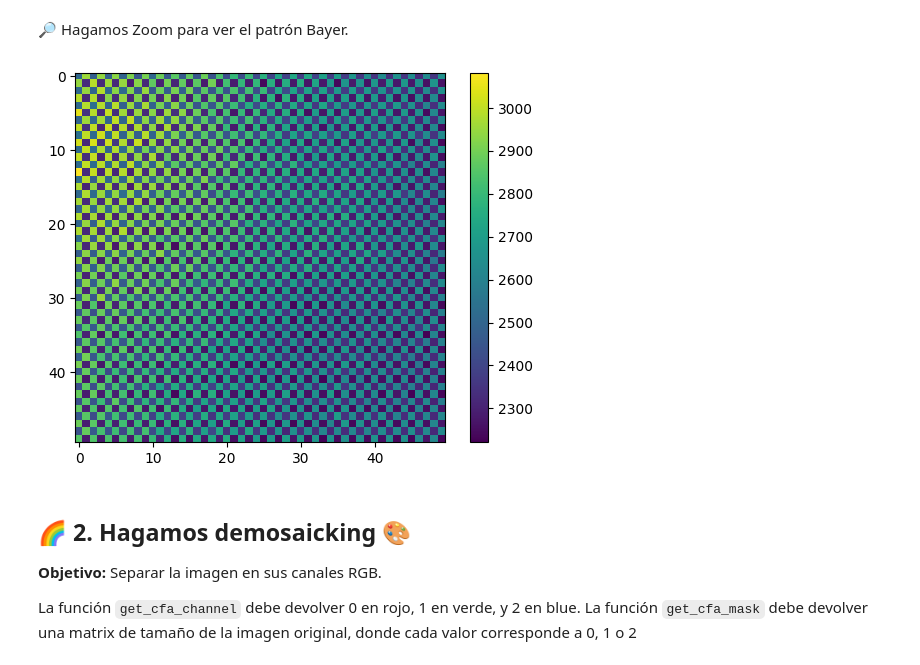
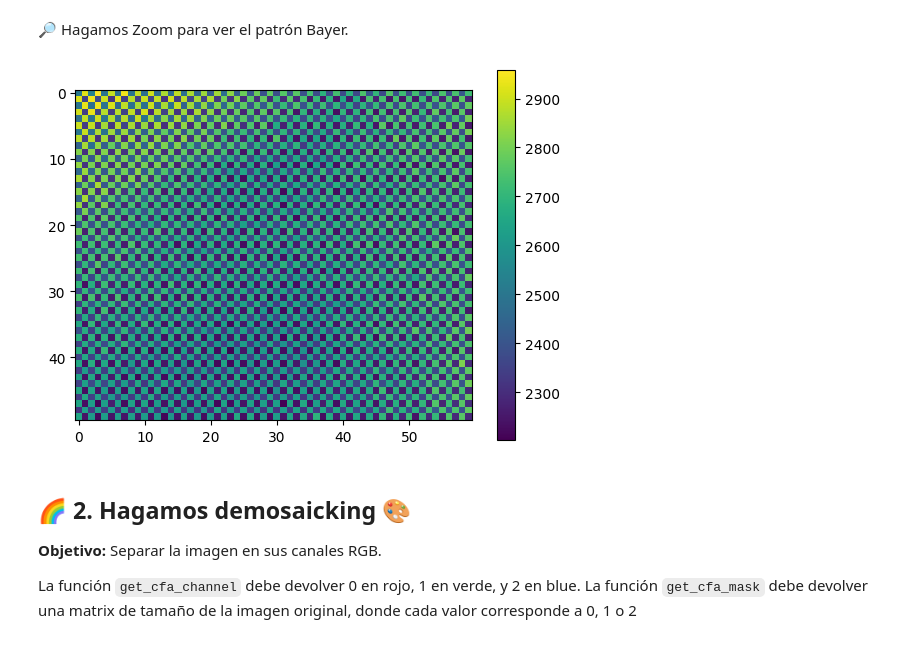
Before and after one commit to jjardila1220/Hands-on-Computer-Vision, a Jupyter notebook: sesiones/sesion2/Sesion2_1_Demosaicking.ipynb, the cells around one changed output. Saved outputs shown, nothing was run; the diff lists cells and outputs as text; code cells hidden in the pictures.

```diff
--- a/sesiones/sesion2/Sesion2_1_Demosaicking.ipynb
+++ b/sesiones/sesion2/Sesion2_1_Demosaicking.ipynb
@@ -85,11 +85,11 @@ plt.show()
 # %% [markdown]
 🔎 Hagamos Zoom para ver el patrón Bayer.
 # %%
-plt.imshow(image[250:300, 200:250]) # 🛠️ Cambia los valores para explorar otras regiones
+plt.imshow(image[100:150, 240:300]) # 🛠️ Cambia los valores para explorar otras regiones
 plt.colorbar()
 plt.show()
 # %% [output]
-[figure, old version]
+[figure, new version]
 # %% [markdown]
 ## 🌈 **2. Hagamos demosaicking** <a name="tema3"></a> 🎨
 
```
Also changed, not shown: parts of 5 cells of this notebook.
